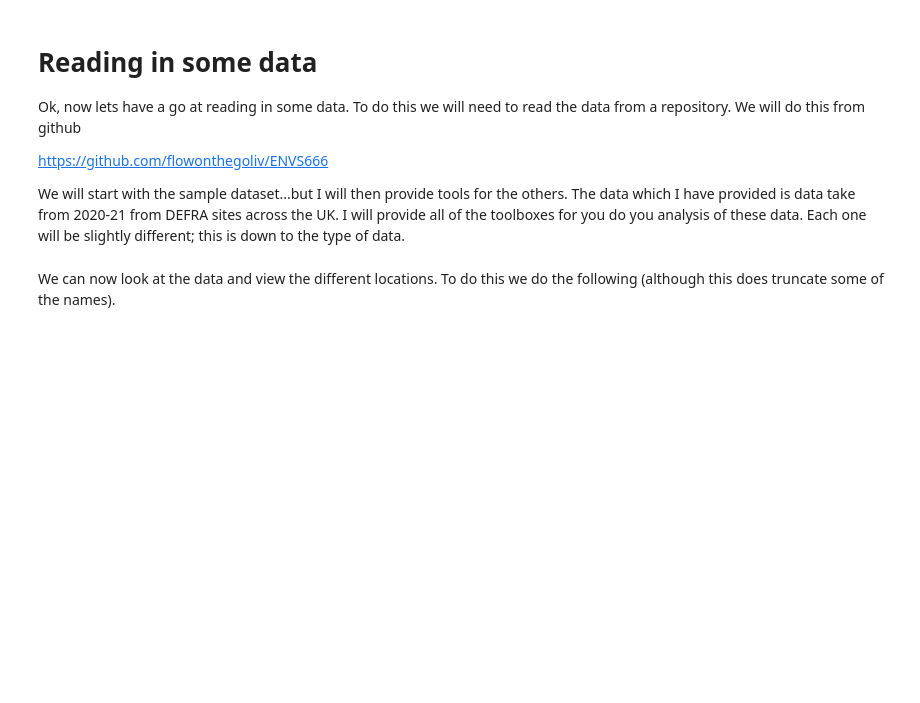
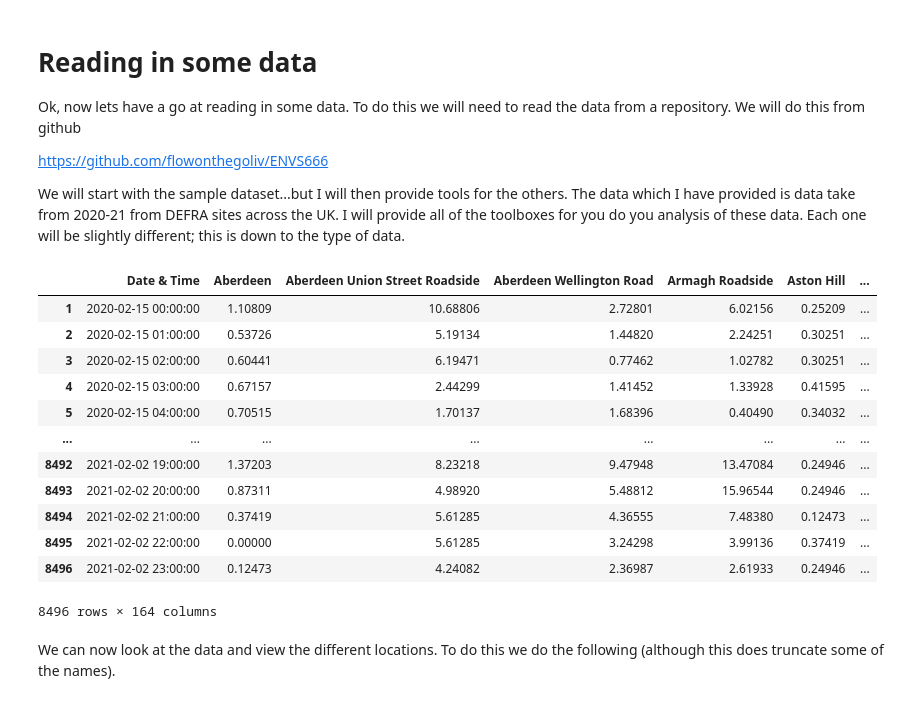
Before and after one commit to flowonthegoliv/ENVS666, a Jupyter notebook: Tutorial_1.ipynb, the cells around one changed output. Cells and saved outputs as stored; diff of their text form; code cells hidden in the pictures; blank space fills up the shorter version.

```diff
--- a/Tutorial_1.ipynb
+++ b/Tutorial_1.ipynb
@@ -389,25 +389,40 @@ We will start with the sample dataset...but I will then provide tools for the ot
 # %%
 filename = 'data/sample_data/sample_no2.csv' # here we can read in the DEFRA data
 
 # this reads in the data and tidies it up. Don't worry if you don't understand it!
 import pandas as pd
 import datetime
 url = f'https://raw.githubusercontent.com/flowonthegoliv/ENVS666/main/{filename}'
 df = pd.read_csv(url, skiprows=3,dtype='unicode')
 df = df.drop(df.columns[range(3,df.shape[1],2)],axis=1)
 df = df.drop([0,df.shape[0]-1],axis=0)
 for i in range(1,df.shape[0]+1):
   time = df[df.columns[1]][i]
   tmp = "%0.2d" % (np.uint8(time[0:2])-1)
   df[df.columns[1]][i] = tmp+time[2::]
 df[df.columns[1]] = pd.to_datetime(df[df.columns[0]] + ' ' + df[df.columns[1]])
 df = df.drop(df.columns[0],axis=1)
 df = df.rename({df.columns[0]: 'Date & Time'},axis=1)
 df = df.replace(['No data'],'9999')
 df = df[df.columns[range(0,df.shape[1])]].apply(pd.to_numeric)
 df[df.columns[0]] = pd.to_datetime(df[df.columns[0]]);
 df = df.replace([9999],np.nan)
+df
 # this finished the complex bit - again don't worry I am just tidying
+# %% [output]
+|  | Date & Time | Aberdeen | Aberdeen Union Street Roadside | Aberdeen Wellington Road | Armagh Roadside | Aston Hill | ... |
+| 1 | 2020-02-15 00:00:00 | 1.10809 | 10.68806 | 2.72801 | 6.02156 | 0.25209 | ... |
+| 2 | 2020-02-15 01:00:00 | 0.53726 | 5.19134 | 1.44820 | 2.24251 | 0.30251 | ... |
+| 3 | 2020-02-15 02:00:00 | 0.60441 | 6.19471 | 0.77462 | 1.02782 | 0.30251 | ... |
+| 4 | 2020-02-15 03:00:00 | 0.67157 | 2.44299 | 1.41452 | 1.33928 | 0.41595 | ... |
+| 5 | 2020-02-15 04:00:00 | 0.70515 | 1.70137 | 1.68396 | 0.40490 | 0.34032 | ... |
+| ... | ... | ... | ... | ... | ... | ... | ... |
+| 8492 | 2021-02-02 19:00:00 | 1.37203 | 8.23218 | 9.47948 | 13.47084 | 0.24946 | ... |
+| 8493 | 2021-02-02 20:00:00 | 0.87311 | 4.98920 | 5.48812 | 15.96544 | 0.24946 | ... |
+| 8494 | 2021-02-02 21:00:00 | 0.37419 | 5.61285 | 4.36555 | 7.48380 | 0.12473 | ... |
+| 8495 | 2021-02-02 22:00:00 | 0.00000 | 5.61285 | 3.24298 | 3.99136 | 0.37419 | ... |
+| 8496 | 2021-02-02 23:00:00 | 0.12473 | 4.24082 | 2.36987 | 2.61933 | 0.24946 | ... |
+8496 rows × 164 columns
 # %% [markdown]
 We can now look at the data and view the different locations. To do this we do the following (although this does truncate some of the names).
 # %%
```
Also changed, not shown: parts of 11 cells of this notebook.
